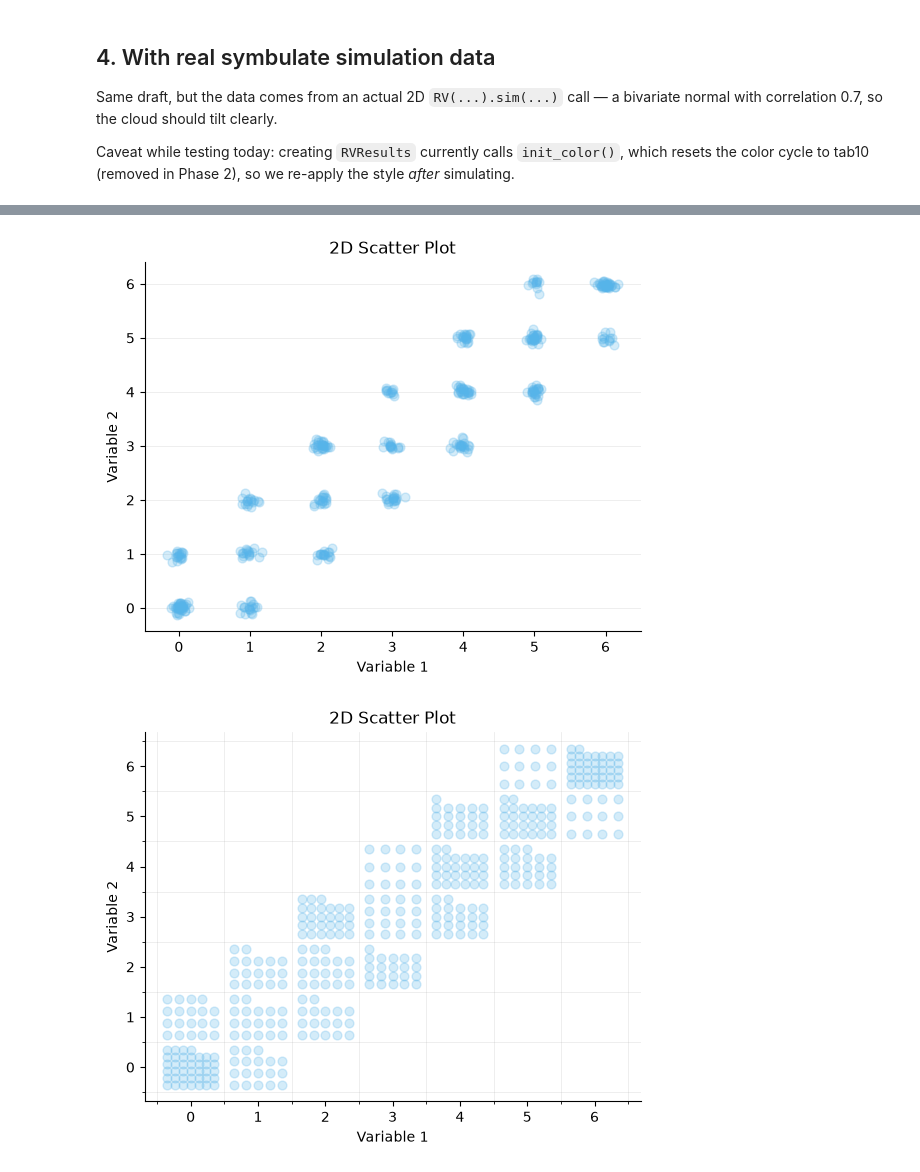
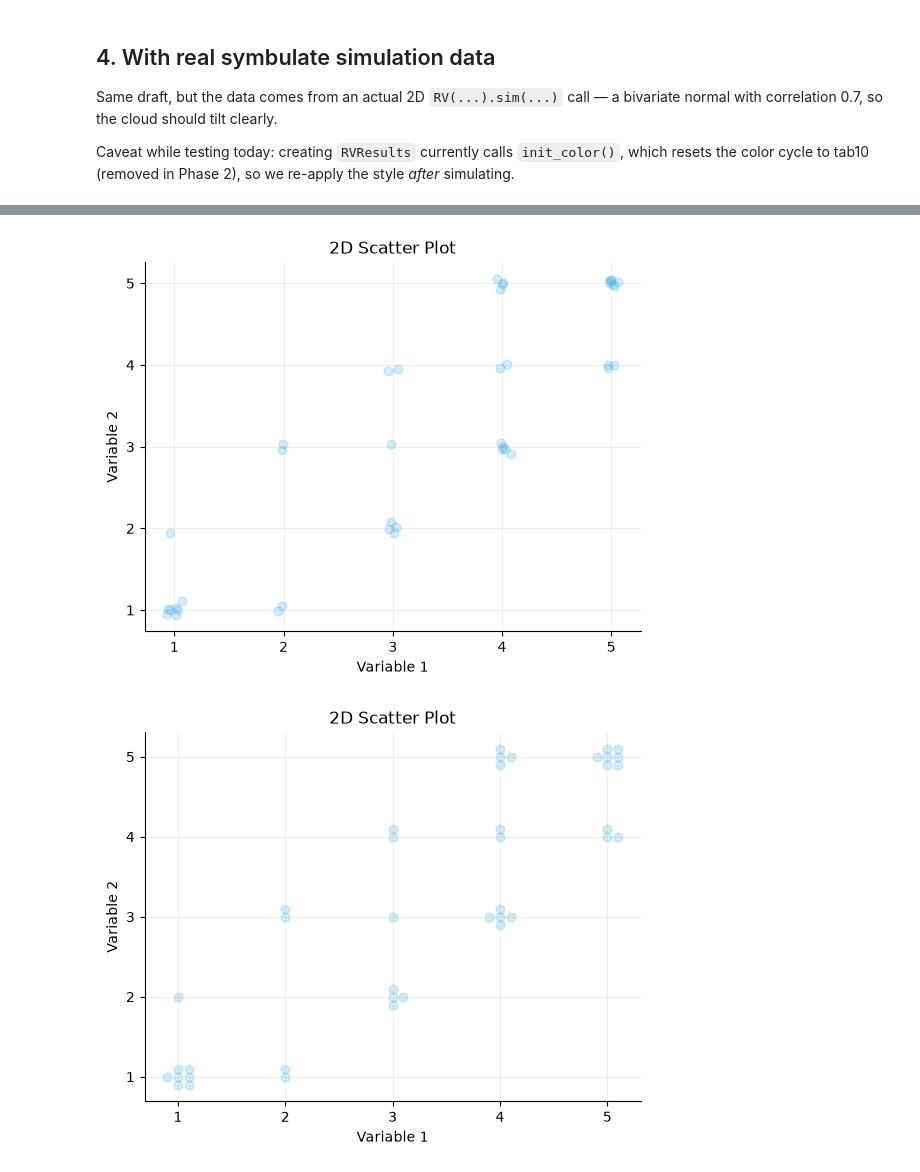
Before and after one commit to calpoly-symbulate/symbulate, a Jupyter notebook: team/new_graphics/new_graphics_demos/scatter_demo.ipynb, the cells around one changed output, grey strips where cells are left out. Cells and saved outputs as stored; diff of their text form; code cells hidden in the pictures.

```diff
--- a/team/new_graphics/new_graphics_demos/scatter_demo.ipynb
+++ b/team/new_graphics/new_graphics_demos/scatter_demo.ipynb
@@ -143,22 +149,22 @@ cell and you can read the density by counting the dots in each cell.
 Compare the two cells below: random jitter first, then orderly.
 # %%
 # Positively correlated integer data (e.g. two dependent discrete counts).
-xd = rng.integers(0, 7, 400)
-yd = np.clip(xd + rng.integers(-1, 2, 400), 0, 6)
+xd = rng.integers(1, 6, 40)
+yd = np.clip(xd + rng.integers(-1, 2, 40), 1, 5)
 
 # Random jitter: reduces overplotting but the density is impossible to read.
 ax = plt.gca()
 make_scatter(xd, yd, ax, get_next_color(ax), jitter=True)
 plt.show()
 
-# Orderly jitter: coincident points fill a countable sub-grid, and the grid
-# lines mark the bin boundaries around each integer.
+# Orderly jitter: coincident points form tight countable compass clusters
+# (center, then N/E/S/W, then the diagonals) sitting on the grid crossings.
 ax = plt.gca()
 make_scatter(xd, yd, ax, get_next_color(ax), jitter="orderly")
 plt.show()
 # %% [output]
-[figure, old version]
+[figure, new version]
-[figure, old version]
+[figure, new version]
 # %% [markdown]
 ## 6. Orderly jitter on real symbulate discrete data
 
```
Also changed, not shown: parts of 9 cells of this notebook, 5 other files.
